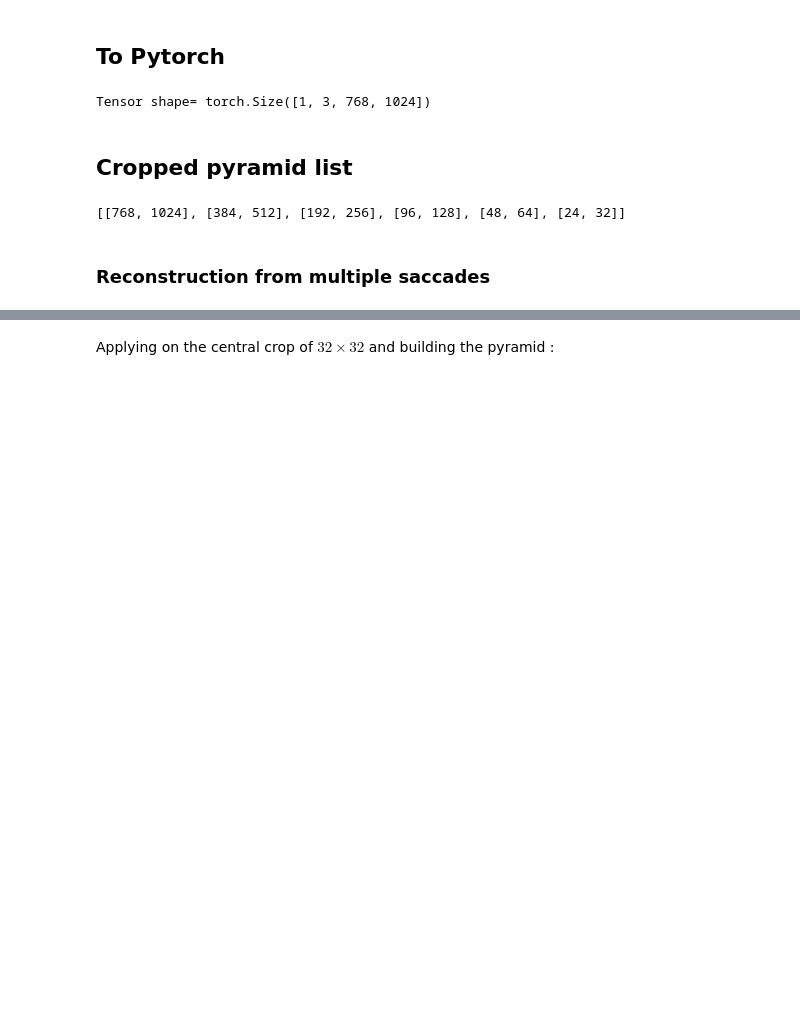
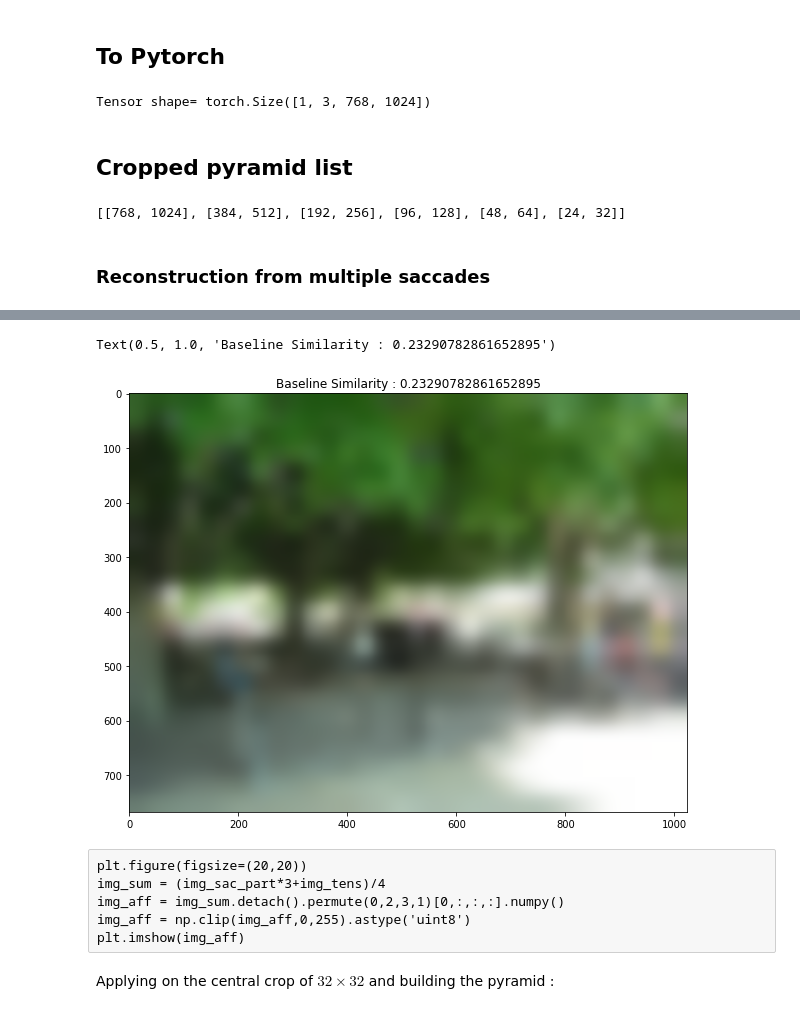
Before and after one commit to bicv/POLO, a Jupyter notebook: dev/2020-11-26 SSSIM tests.ipynb, the cells around one changed output, grey strips where cells are left out. Saved outputs shown, nothing was run; the diff lists cells and outputs as text; code cells hidden in the pictures; blank space fills up the shorter version.

```diff
--- a/dev/2020-11-26 SSSIM tests.ipynb
+++ b/dev/2020-11-26 SSSIM tests.ipynb
@@ -176,5 +187,27 @@ for nb_saccades_part in range(1,nb_saccades+1):
 [figure]
 [figure]
+# %%
+plt.figure(figsize=(10,10))
+img_down = img_tens
+for size in level_size[1:]:
+    img_down = interpolate(img_down, size=size, mode='bilinear')
+img_up = img_down
+for size in level_size[4::-1]:
+    img_up = interpolate(img_up, size=size, mode='bilinear')
+img_aff = img_up.detach().permute(0,2,3,1)[0,:,:,:].numpy()
+img_aff = np.clip(img_aff,0,255).astype('uint8')
+plt.imshow(img_aff)
+sim_test = ssim(img_tens, img_up, win_size=11, data_range=255).detach().numpy()
+plt.title('Baseline Similarity : '+ str(sim_test))
+# %% [output]
+Text(0.5, 1.0, 'Baseline Similarity : 0.23290782861652895')
+[figure, added]
+# %% [raw]
+plt.figure(figsize=(20,20))
+img_sum = (img_sac_part*3+img_tens)/4
+img_aff = img_sum.detach().permute(0,2,3,1)[0,:,:,:].numpy()
+img_aff = np.clip(img_aff,0,255).astype('uint8')
+plt.imshow(img_aff)
 # %% [markdown]
 Applying on the central crop of $32\times32$ and building the pyramid :
 # %%
```
Also changed, not shown: parts of 5 cells of this notebook.
